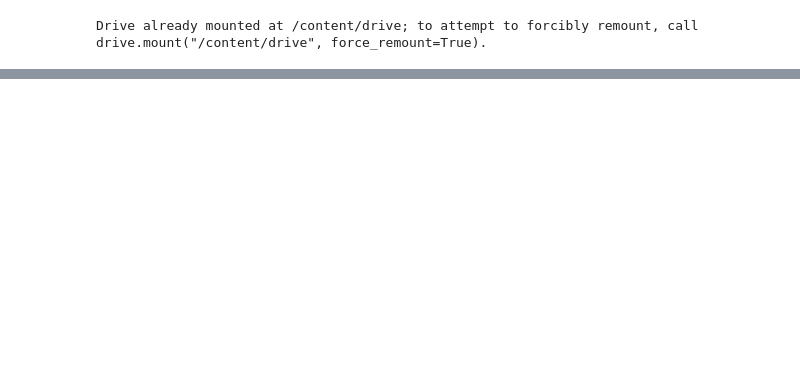
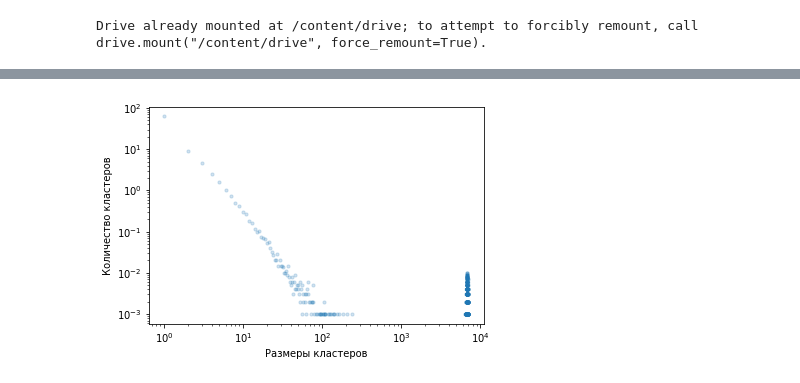
Before and after one commit to realfolkcode/Clusters, a Jupyter notebook: clusters.ipynb, the cells around one changed output, grey strips where cells are left out. Cells and saved outputs as stored; diff of their text form; code cells hidden in the pictures; blank space fills up the shorter version.

```diff
--- a/clusters.ipynb
+++ b/clusters.ipynb
@@ -58,0 +100,13 @@ plt.hist(dist[25], bins='sqrt') # пример распределения
+# %%
+# концентрация - 0.7
+x, y = zip(*sorted(hist_map[30].items()))
+
+#plt.figure(figsize=(8, 6))
+plt.scatter(x, y, s=10, alpha=0.2)
+plt.xscale('log')
+plt.yscale('log')
+plt.xlabel('Размеры кластеров')
+plt.ylabel('Количество кластеров')
+plt.show()
+# %% [output]
+[figure, added]
```
Also changed, not shown: parts of 14 cells of this notebook, 1 other file.
